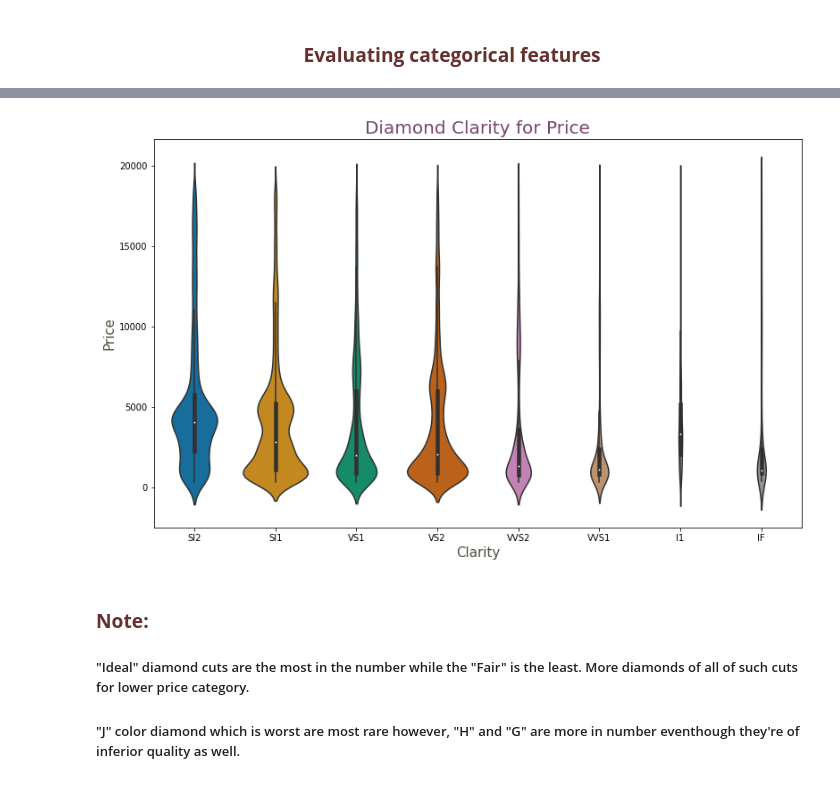
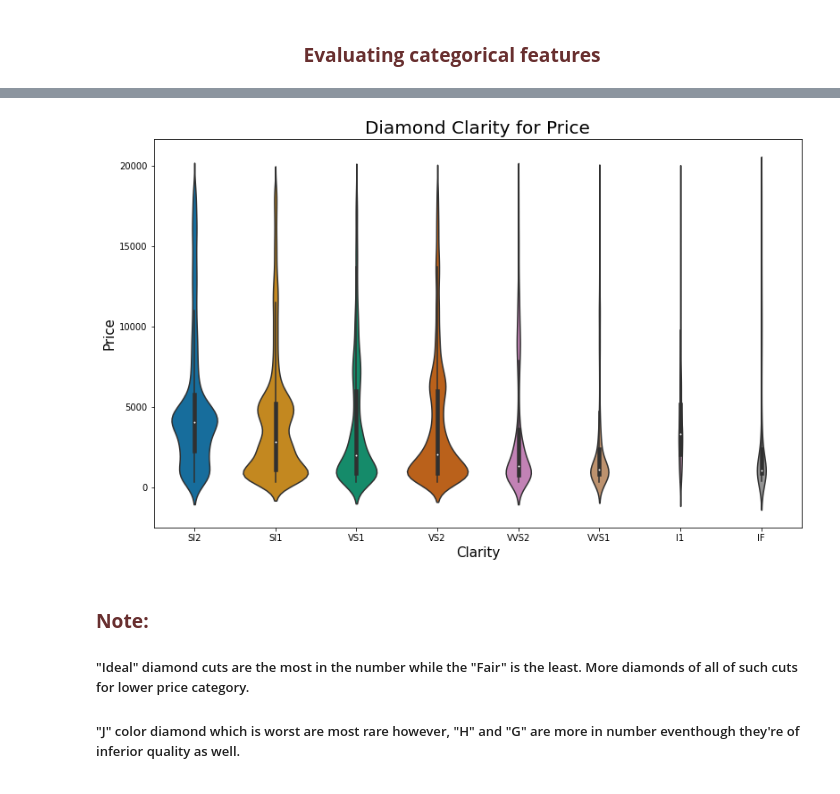
Before and after one commit to IndraniMandal/New-Revisions, a Jupyter notebook: Regression_Diamond_dataset.ipynb, the cells around one changed output, grey strips where cells are left out. Cells and saved outputs as stored; diff of their text form; code cells hidden in the pictures.

```diff
--- a/Regression_Diamond_dataset.ipynb
+++ b/Regression_Diamond_dataset.ipynb
@@ -141,12 +141,12 @@ plt.show()
 # %%
 plt.figure(figsize=(13,8))
 ax = sns.violinplot(x="clarity",y="price", data=data_df, palette=cols,scale= "count")
-ax.set_title("Diamond Clarity for Price", color="#774571", fontsize = 20)
-ax.set_ylabel("Price", color="#4e4c39", fontsize = 15)
-ax.set_xlabel("Clarity", color="#4e4c39", fontsize = 15)
+ax.set_title("Diamond Clarity for Price",  fontsize = 20)
+ax.set_ylabel("Price",  fontsize = 15)
+ax.set_xlabel("Clarity",  fontsize = 15)
 plt.show()
 # %% [output]
-[figure, old version]
+[figure, new version]
 # %% [markdown]
 ### **<span style="color:#682F2F;">Note: </span>**
 ##### "Ideal" diamond cuts are the most in the number while the "Fair" is the least. More diamonds of all of such cuts for lower price category.
```
Also changed, not shown: parts of 5 cells of this notebook.
